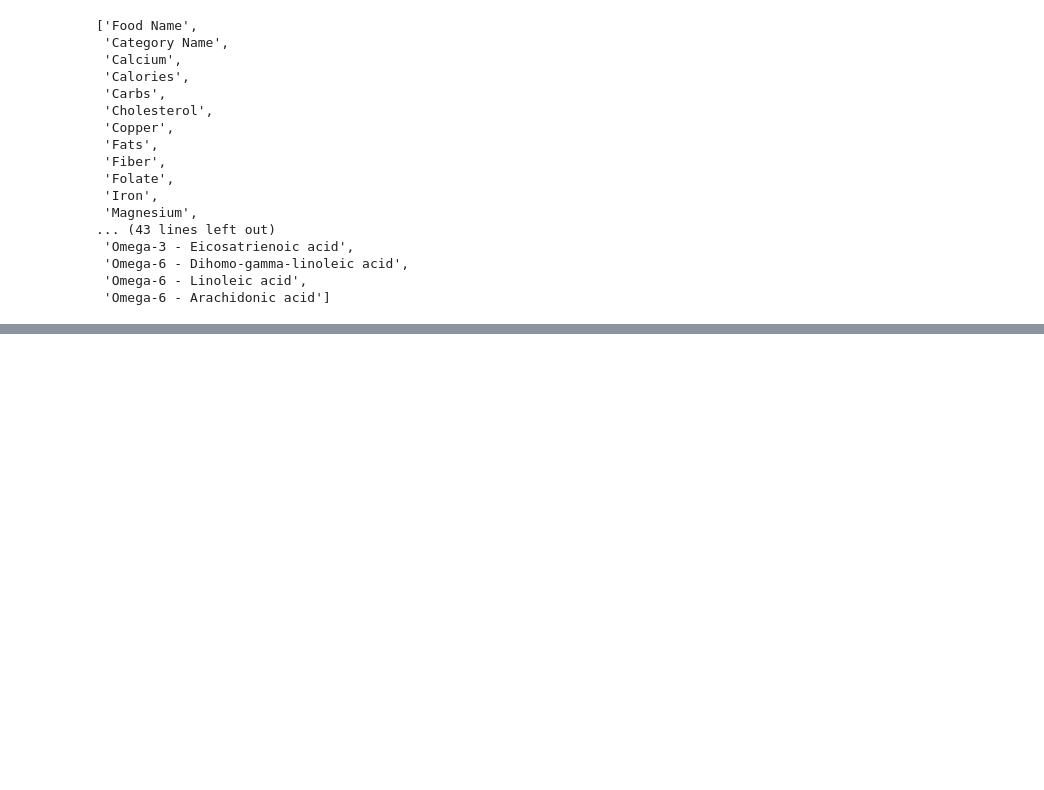
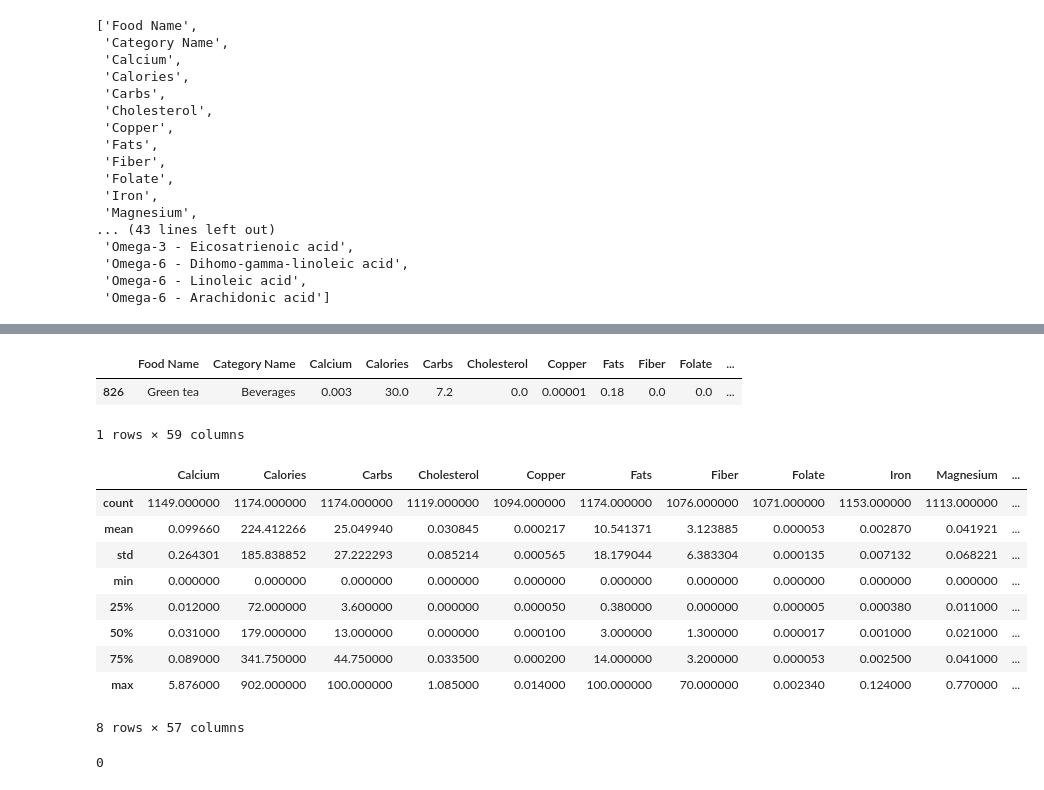
Before and after one commit to JhonCostaDev/dataquality-pandas, a Jupyter notebook: a.ipynb, the cells around one changed output, grey strips where cells are left out. Drawn from its saved outputs; the diff is of its cells as text; code cells hidden in the pictures; blank space fills up the shorter version.

```diff
--- a/a.ipynb
+++ b/a.ipynb
@@ -95,0 +142,24 @@ None
+# %%
+df.sample()
+# %% [output]
+|  | Food Name | Category Name | Calcium | Calories | Carbs | Cholesterol | Copper | Fats | Fiber | Folate | ... |
+| 826 | Green tea | Beverages | 0.003 | 30.0 | 7.2 | 0.0 | 0.00001 | 0.18 | 0.0 | 0.0 | ... |
+1 rows × 59 columns
+# %%
+
+df.describe()
+# %% [output]
+|  | Calcium | Calories | Carbs | Cholesterol | Copper | Fats | Fiber | Folate | Iron | Magnesium | ... |
+| count | 1149.000000 | 1174.000000 | 1174.000000 | 1119.000000 | 1094.000000 | 1174.000000 | 1076.000000 | 1071.000000 | 1153.000000 | 1113.000000 | ... |
+| mean | 0.099660 | 224.412266 | 25.049940 | 0.030845 | 0.000217 | 10.541371 | 3.123885 | 0.000053 | 0.002870 | 0.041921 | ... |
+| std | 0.264301 | 185.838852 | 27.222293 | 0.085214 | 0.000565 | 18.179044 | 6.383304 | 0.000135 | 0.007132 | 0.068221 | ... |
+| min | 0.000000 | 0.000000 | 0.000000 | 0.000000 | 0.000000 | 0.000000 | 0.000000 | 0.000000 | 0.000000 | 0.000000 | ... |
+| 25% | 0.012000 | 72.000000 | 3.600000 | 0.000000 | 0.000050 | 0.380000 | 0.000000 | 0.000005 | 0.000380 | 0.011000 | ... |
+| 50% | 0.031000 | 179.000000 | 13.000000 | 0.000000 | 0.000100 | 3.000000 | 1.300000 | 0.000017 | 0.001000 | 0.021000 | ... |
+| 75% | 0.089000 | 341.750000 | 44.750000 | 0.033500 | 0.000200 | 14.000000 | 3.200000 | 0.000053 | 0.002500 | 0.041000 | ... |
+| max | 5.876000 | 902.000000 | 100.000000 | 1.085000 | 0.014000 | 100.000000 | 70.000000 | 0.002340 | 0.124000 | 0.770000 | ... |
+8 rows × 57 columns
+# %%
+print(df.duplicated().sum())
+# %% [output]
+0
```
Also changed, not shown: parts of 7 cells of this notebook, 6 other files.
